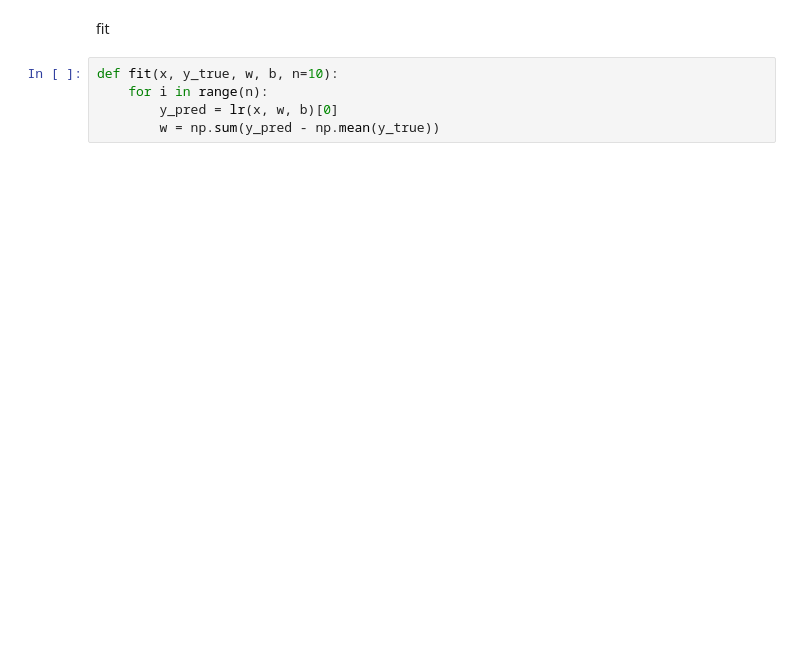
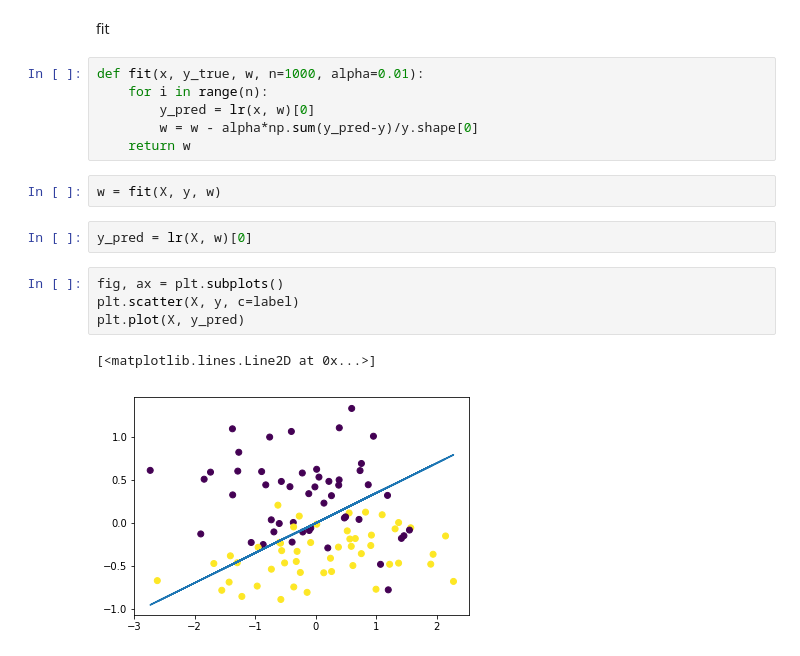
Before and after one commit to wararaki718/scrapbox, a Jupyter notebook: sample_ml/linear_regression/lr.ipynb, the cells around one changed output. Saved outputs shown, nothing was run; the diff lists cells and outputs as text; blank space fills up the shorter version.

```diff
--- a/sample_ml/linear_regression/lr.ipynb
+++ b/sample_ml/linear_regression/lr.ipynb
@@ -28,7 +26,19 @@ plt.plot(X, y_pred)
 # %% [markdown]
 fit
 # %%
-def fit(x, y_true, w, b, n=10):
+def fit(x, y_true, w, n=1000, alpha=0.01):
     for i in range(n):
-        y_pred = lr(x, w, b)[0]
-        w = np.sum(y_pred - np.mean(y_true))
+        y_pred = lr(x, w)[0]
+        w = w - alpha*np.sum(y_pred-y)/y.shape[0]
+    return w
+# %%
+w = fit(X, y, w)
+# %%
+y_pred = lr(X, w)[0]
+# %%
+fig, ax = plt.subplots()
+plt.scatter(X, y, c=label)
+plt.plot(X, y_pred)
+# %% [output]
+[<matplotlib.lines.Line2D at 0x...>]
+[figure, added]
```
Also changed, not shown: parts of 5 cells of this notebook.
